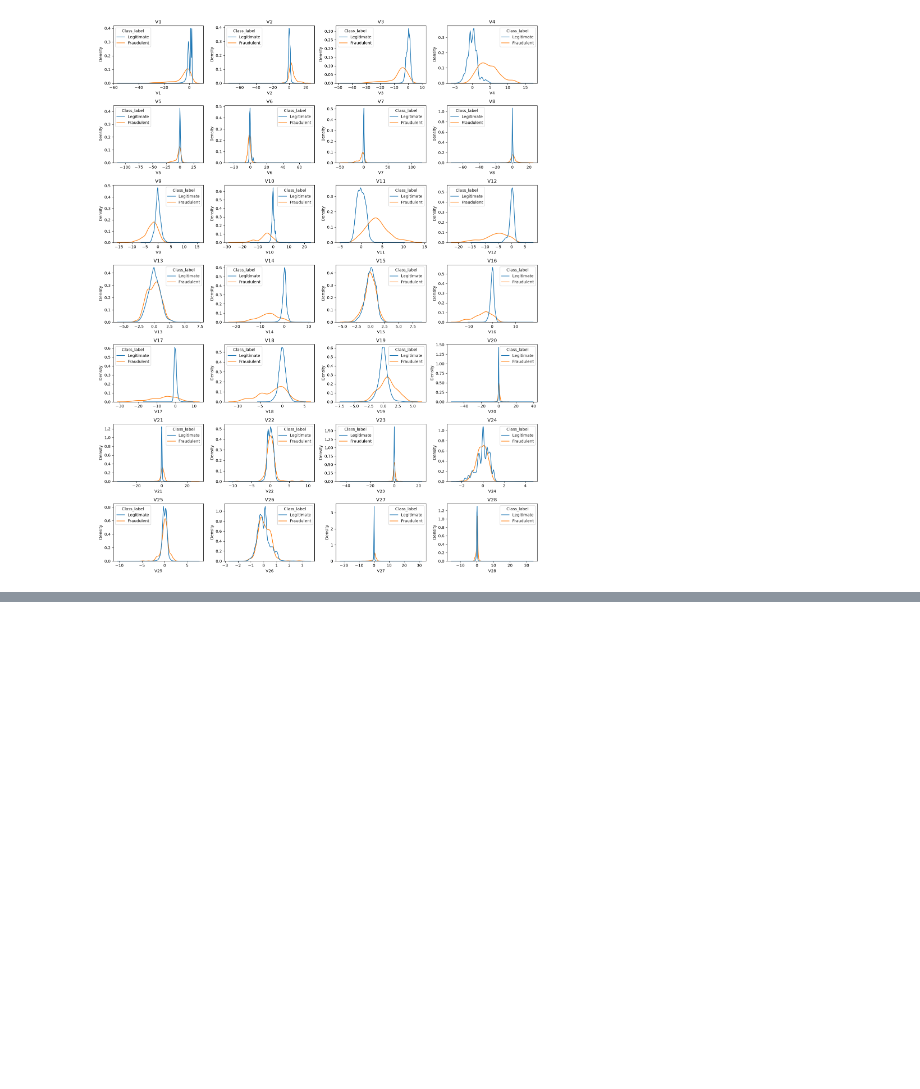
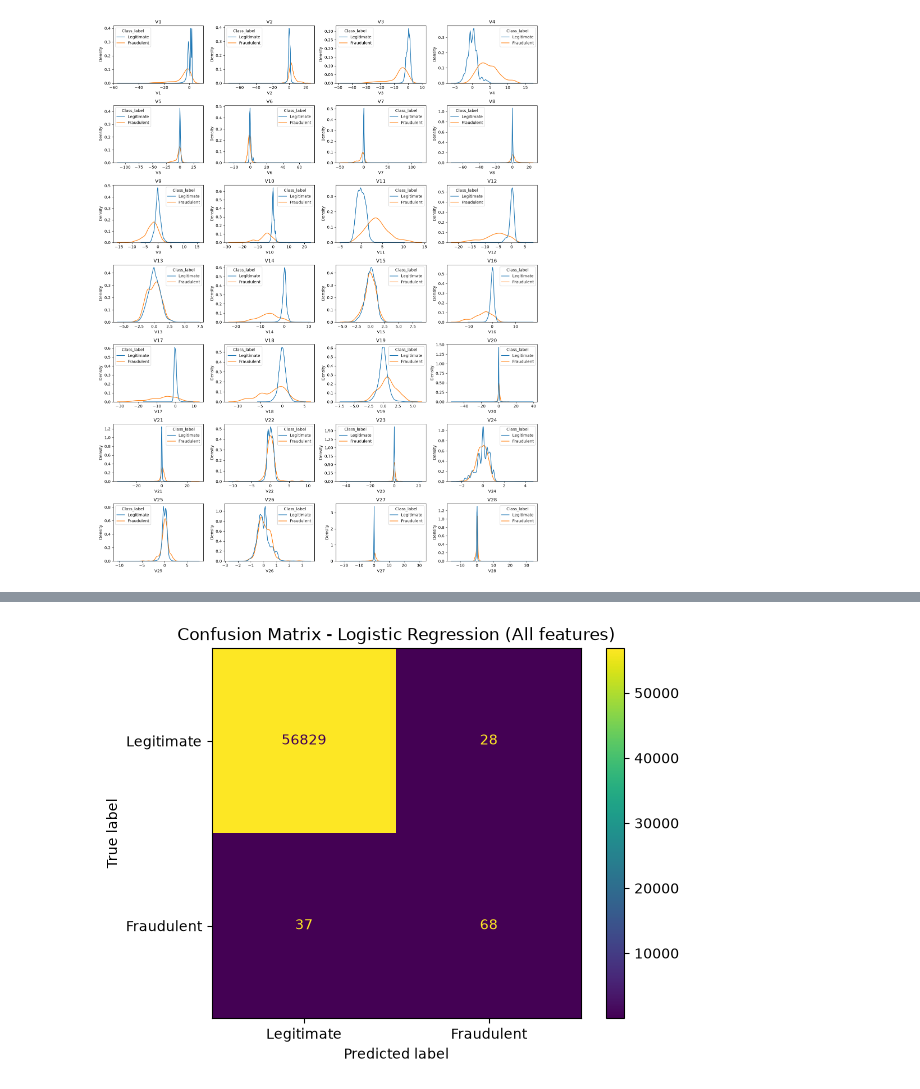
Before and after one commit to KevJoss/Machine-learning-course-Yachay, a Jupyter notebook: credit_card_fraud_detection_implementation/main.ipynb, the cells around one changed output, grey strips where cells are left out. Saved outputs shown, nothing was run; the diff lists cells and outputs as text; code cells hidden in the pictures; blank space fills up the shorter version.

```diff
--- a/credit_card_fraud_detection_implementation/main.ipynb
+++ b/credit_card_fraud_detection_implementation/main.ipynb
@@ -280,0 +431,9 @@ Plotting the distribution of each V variable separately for the legitimate and f
+# %%
+model_all = LogisticRegression(random_state=15)
+model_all.fit(X_train, y_train)
+y_pred_all = model_all.predict(X_test)
+
+print(f"Accuracy : {accuracy_score(y_test, y_pred_all):.4f}")
+print(f"Precision: {precision_score(y_test, y_pred_all):.4f}")
+print(f"Recall   : {recall_score(y_test, y_pred_all):.4f}")
+print(f"F1-Score : {f1_score(y_test, y_pred_all):.4f}")
@@ -280,0 +453,7 @@ Plotting the distribution of each V variable separately for the legitimate and f
+# %%
+ConfusionMatrixDisplay(confusion_matrix(y_test, y_pred_all),
+                       display_labels=['Legitimate', 'Fraudulent']).plot()
+plt.title('Confusion Matrix - Logistic Regression (All features)')
+plt.show()
+# %% [output]
+[figure, added]
```
Also changed, not shown: parts of 27 cells of this notebook.
